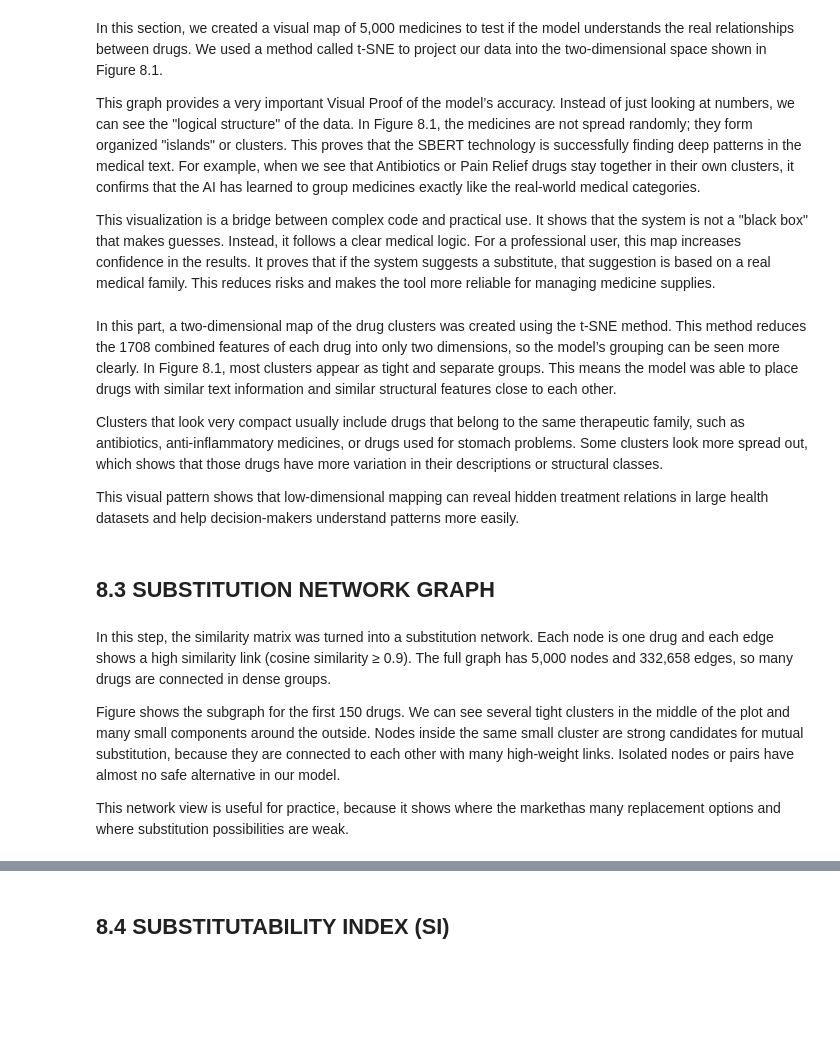
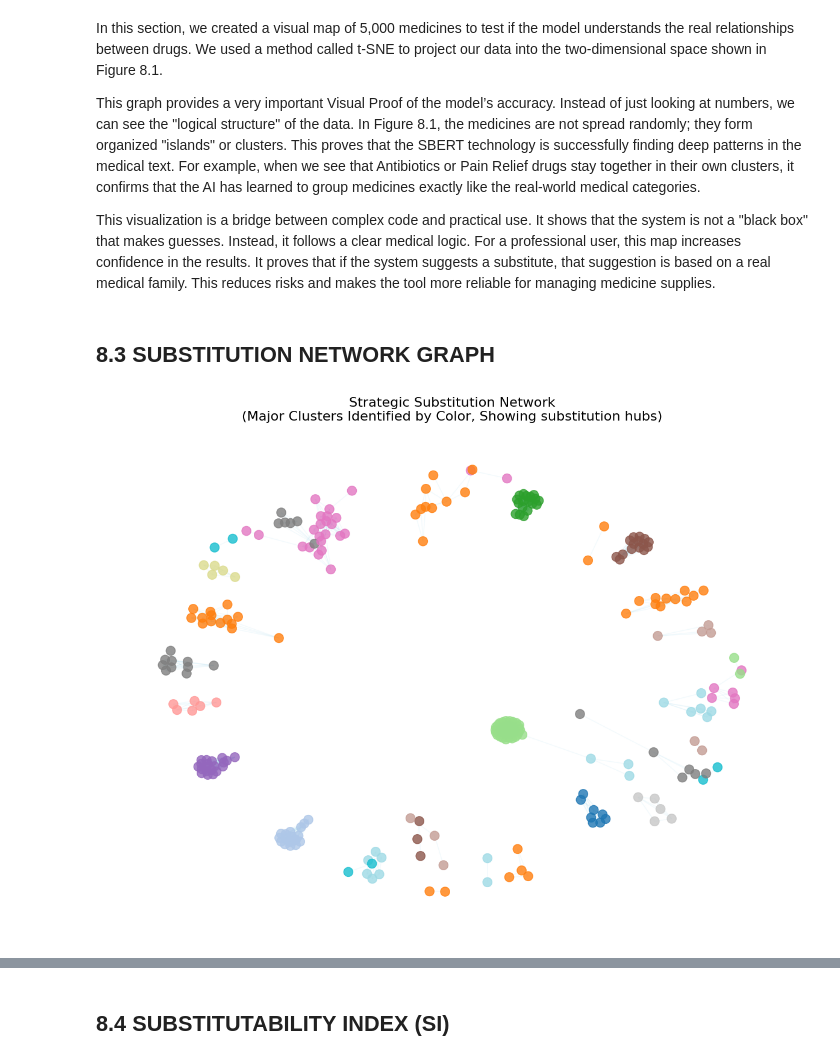
Before and after one commit to fatemehmsh90/Business-Data-Analytics-Project, a Jupyter notebook: FINAL_IBS_PROJECT_FATEMEH.ipynb, the cells around one changed output, grey strips where cells are left out. Drawn from its saved outputs; the diff is of its cells as text; code cells hidden in the pictures; blank space fills up the shorter version.

Commit message:
The visualization successfully identifies "Substitution Hubs" and supply chain risks. All labels were removed to focus on the clean network structure and logical medical clusters.

```diff
--- a/FINAL_IBS_PROJECT_FATEMEH.ipynb
+++ b/FINAL_IBS_PROJECT_FATEMEH.ipynb
@@ -1917,8 +1872,2 @@ plt.show()
-# %% [markdown]
-In this part, a two-dimensional map of the drug clusters was created using the t-SNE method. This method reduces the 1708 combined features of each drug into only two dimensions, so the model’s grouping can be seen more clearly. In Figure 8.1, most clusters appear as tight and separate groups. This means the model was able to place drugs with similar text information and similar structural features close to each other.
-
-Clusters that look very compact usually include drugs that belong to the same therapeutic family, such as antibiotics, anti-inflammatory medicines, or drugs used for stomach problems. Some clusters look more spread out, which shows that those drugs have more variation in their descriptions or structural classes.
-
-This visual pattern shows that low-dimensional mapping can reveal hidden treatment relations in large health datasets and help decision-makers understand patterns more easily.
 # %% [markdown]
 ## **8.3	SUBSTITUTION NETWORK GRAPH**
@@ -1968,7 +1874,57 @@ plt.show()
-# %% [markdown]
-In this step, the similarity matrix was turned into a substitution network. Each node is one drug and each edge shows a high similarity link (cosine similarity ≥ 0.9). The full graph has 5,000 nodes and 332,658 edges, so many drugs are connected in dense groups.
-
-Figure shows the subgraph for the first 150 drugs. We can see several tight clusters in the middle of the plot and many small components around the outside. Nodes inside the same small cluster are strong candidates for mutual substitution, because they are connected to each other with many
-high-weight links. Isolated nodes or pairs have almost no safe alternative in our model.
-
-This network view is useful for practice, because it shows where the markethas many replacement options and where substitution possibilities are weak.
+# %%
+# =============================================================
+# 8.3 – SUBSTITUTION NETWORK GRAPH
+# =============================================================
+
+import networkx as nx
+import matplotlib.pyplot as plt
+
+# --- 1) Setup (Same as before) ---
+n_subset = 300
+sim_matrix_sub = similarity_matrix[:n_subset, :n_subset]
+names_sub = names_small.iloc[:n_subset]
+labels_sub = kmeans_labels[:n_subset]
+
+G = nx.Graph()
+for i in range(n_subset):
+    G.add_node(i, name=names_sub.iloc[i], cluster=labels_sub[i])
+
+THRESHOLD = 0.85
+for i in range(n_subset):
+    for j in range(i + 1, n_subset):
+        score = sim_matrix_sub[i, j]
+        if score >= THRESHOLD:
+            G.add_edge(i, j, weight=score)
+
+isolated = [node for node in G.nodes() if G.degree(node) == 0]
+G.remove_nodes_from(isolated)
+
+# --- 2) New Layout for better node separation ---
+plt.figure(figsize=(15, 11))
+
+# k=0.4 gives even more distance between nodes to stop central congestion
+# iterations=150 gives the algorithm more time to find a good layout
+pos = nx.spring_layout(G, k=0.4, iterations=150, seed=42)
+
+# --- 3) Visualization Refined ---
+
+# Draw edges first with high transparency to emphasize nodes
+nx.draw_networkx_edges(G, pos, width=1.0, alpha=0.1, edge_color="skyblue")
+
+# Draw nodes (points), colored by cluster, slightly larger for visibility
+node_clusters = [G.nodes[n]['cluster'] for n in G.nodes]
+nx.draw_networkx_nodes(G, pos, node_size=120,
+                       node_color=node_clusters,
+                       cmap=plt.cm.tab20, alpha=0.8)
+
+# --- 4) REMOVED ALL LABELS FOR CLEAN VIEW ---
+# (No labels are drawn to keep the structural view clean)
+
+plt.title(f"Strategic Substitution Network\n(Major Clusters Identified by Color, Showing substitution hubs)", fontsize=16)
+plt.axis('off')
+
+# Save figure with high resolution
+plt.savefig(f"{FIG_DIR}/figure_8_2.png", dpi=300, bbox_inches='tight')
+plt.show()
+# %% [output]
+[figure, added]
```
Also changed, not shown: parts of 3 cells of this notebook.
